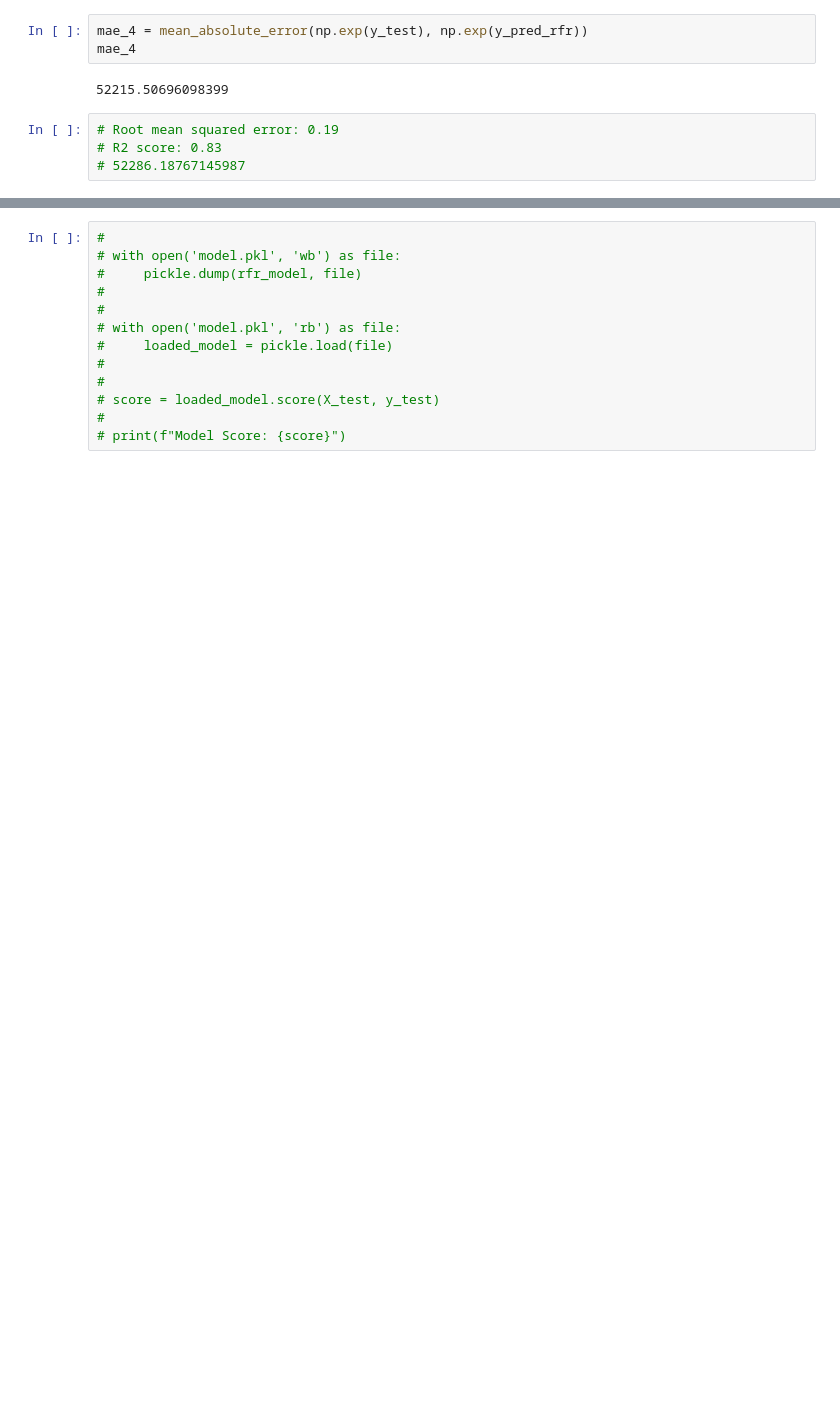
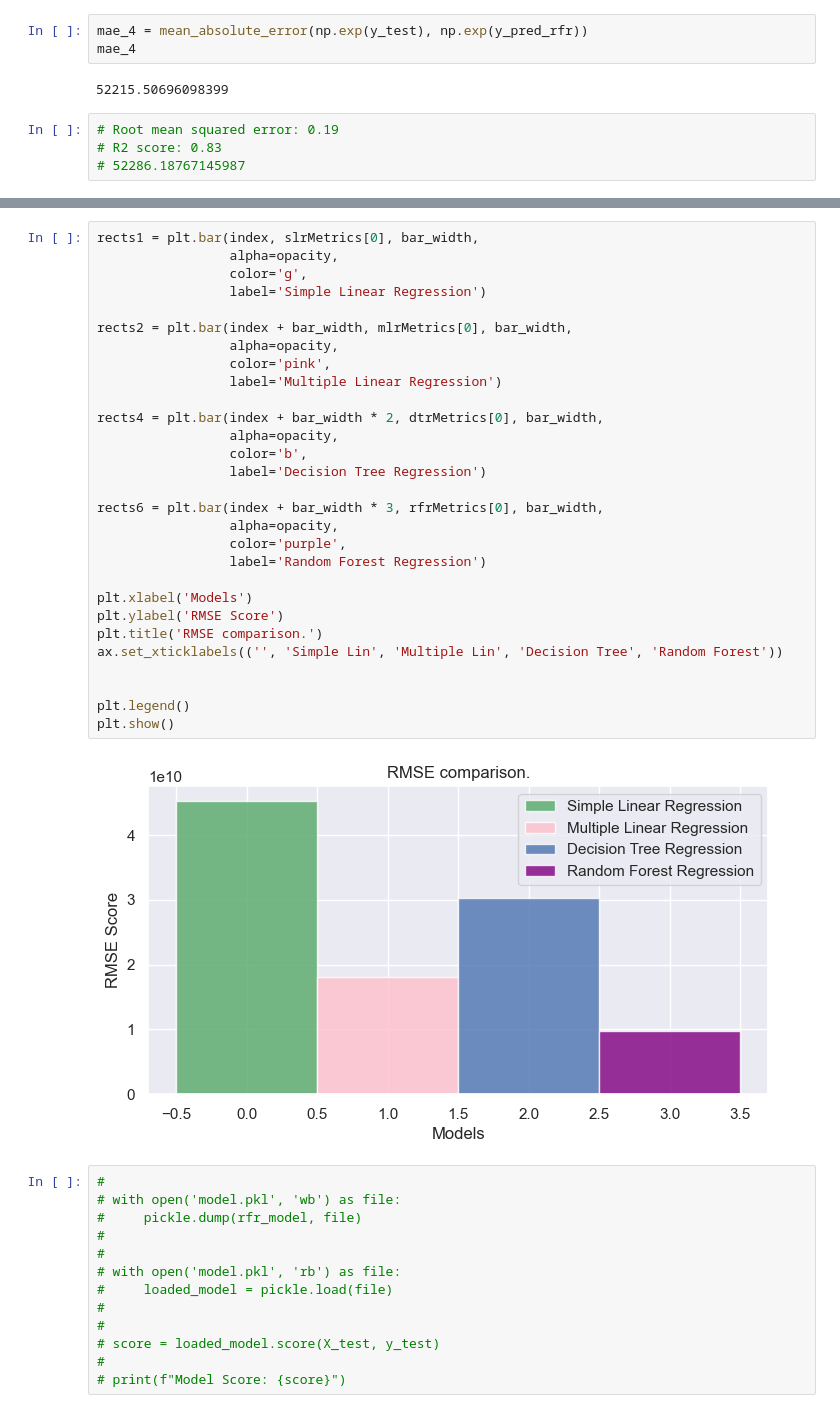
Before and after one commit to AlisherJard/Immo_Eliza_ML, a Jupyter notebook: eliza_ml_regression.ipynb, the cells around one changed output, grey strips where cells are left out. Cells and saved outputs as stored; diff of their text form; blank space fills up the shorter version.

```diff
--- a/eliza_ml_regression.ipynb
+++ b/eliza_ml_regression.ipynb
@@ -578,3 +536,34 @@ Text(0.5, 1.0, 'Mean Absolute Error comparison.')
+# %%
+rects1 = plt.bar(index, slrMetrics[0], bar_width,
+                 alpha=opacity,
+                 color='g',
+                 label='Simple Linear Regression')
+
+rects2 = plt.bar(index + bar_width, mlrMetrics[0], bar_width,
+                 alpha=opacity,
+                 color='pink',
+                 label='Multiple Linear Regression')
+
+rects4 = plt.bar(index + bar_width * 2, dtrMetrics[0], bar_width,
+                 alpha=opacity,
+                 color='b',
+                 label='Decision Tree Regression')
+
+rects6 = plt.bar(index + bar_width * 3, rfrMetrics[0], bar_width,
+                 alpha=opacity,
+                 color='purple',
+                 label='Random Forest Regression')
+
+plt.xlabel('Models')
+plt.ylabel('RMSE Score')
+plt.title('RMSE comparison.')
+ax.set_xticklabels(('', 'Simple Lin', 'Multiple Lin', 'Decision Tree', 'Random Forest'))
+
+
+plt.legend()
+plt.show()
+# %% [output]
+[figure, added]
 # %%
 #
 # with open('model.pkl', 'wb') as file:
```
Also changed, not shown: parts of 9 cells of this notebook.
